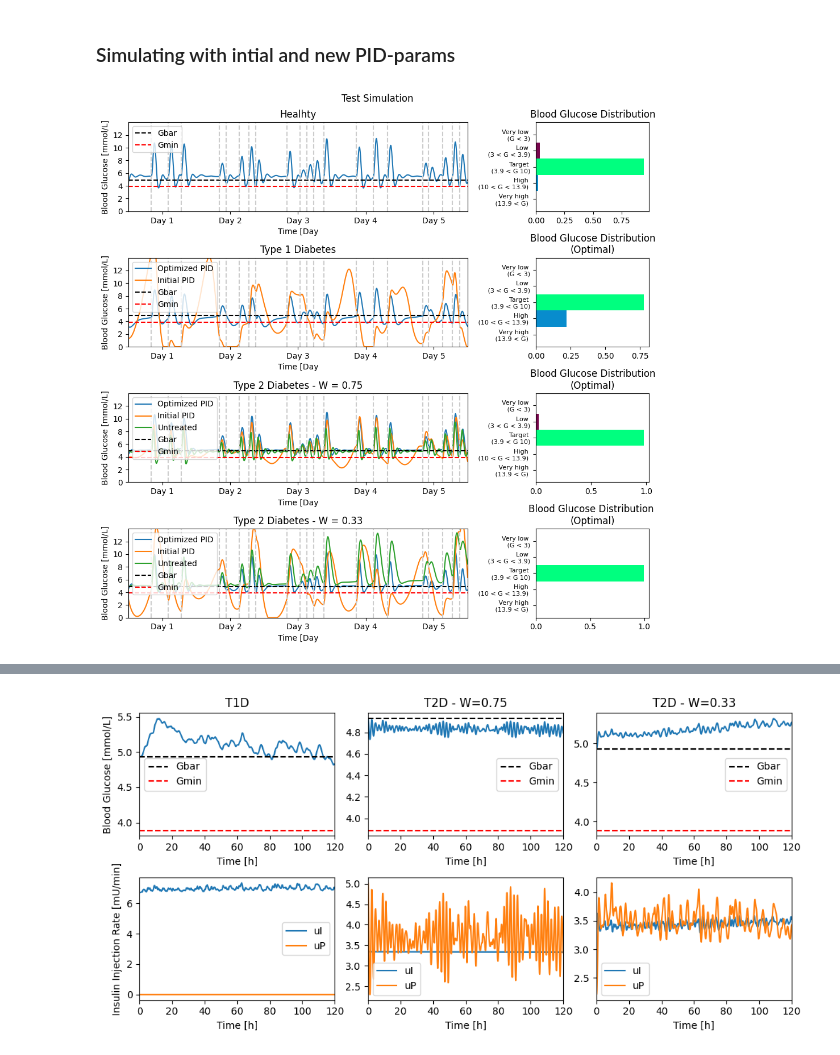
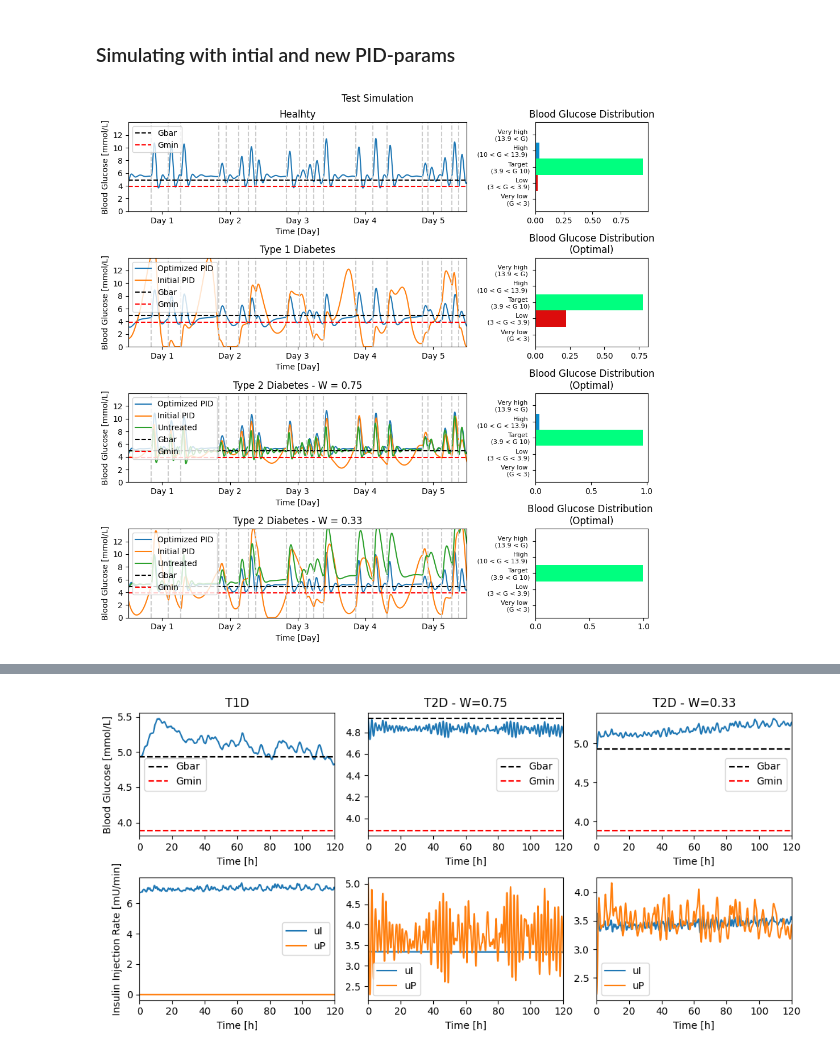
Before and after one commit to char056a/FagprojektRepo, a Jupyter notebook: simulation.ipynb, the cells around one changed output, grey strips where cells are left out. Drawn from its saved outputs; the diff is of its cells as text; code cells hidden in the pictures.

Commit message:
fixede histogram funktionen i notebooken

```diff
--- a/simulation.ipynb
+++ b/simulation.ipynb
@@ -310,10 +310,10 @@ def hist(G_arr, ax):
         elif 13.9 < G:
             bin_place=4
     n,bins,patches=ax.hist(bin_place,bins=range(6),orientation="horizontal",align="left",density=True)
-    colors=["#020249","#088ccd","#00FF7F","#78064d","#5a0000"]
+    colors=["#5a0000","#dc0c0c","#00FF7F","#088ccd","#020249"]
     for c, p in zip(colors, patches):
         p.set_facecolor(c)
-    ax.set_yticks(ticks=[0,1,2,3,4],labels=[" Very high \n (13.9 < G) ", "High \n (10 < G < 13.9) ", "Target \n (3.9 < G 10)", "Low \n (3 < G < 3.9)", "Very low \n (G < 3)"])
+    ax.set_yticks(ticks=[4,3,2,1,0],labels=[" Very high \n (13.9 < G) ", "High \n (10 < G < 13.9) ", "Target \n (3.9 < G 10)", "Low \n (3 < G < 3.9)", "Very low \n (G < 3)"])
     ax.tick_params(axis='y', labelsize=8)
     ax.set_title("Percentage of time spent in different blood glucose ranges")
     return
@@ -339,35 +339,35 @@ ax[2,0].set_title(f"Type 2 Diabetes - W = {p2.pancreasObj.W}")
 ax[3,0].set_title(f"Type 2 Diabetes - W = {p22.pancreasObj.W}")
 
 hist(info0["G"], ax[0,1])
 hist(info1["G"], ax[1,1])
 hist(info2["G"], ax[2,1])
 hist(info22["G"], ax[3,1])
 ax[0,1].set_title("Blood Glucose Distribution")
 ax[1,1].set_title("Blood Glucose Distribution\n(Optimal)")
 ax[2,1].set_title("Blood Glucose Distribution\n(Optimal)")
 ax[3,1].set_title("Blood Glucose Distribution \n(Optimal)")
 
 
 for i in range(4):
     ax[i,0].set_xticks(np.arange(1.5, 6.5),[f"Day {j}" for j in range(1, 6)])
     ax[i,0].set_xlim(0, t_arr[-1])
     ax[i,0].axhline(p1.Gbar, color="000", linestyle="--", label = "Gbar")
     ax[i,0].axhline(p1.Gmin, color="r", linestyle="--", label = "Gmin")
     ax[i,0].legend(loc = "upper left")
     ax[i,0].set_ylim(0, 14)
     ax[i,0].set_yticks(np.arange(0, 14, 2))
     ax[i,0].set_xlim(1, 6)
-    ax[i,0].set_xlabel("Time [Day")
+    ax[i,0].set_xlabel("Time [Day]")
     ax[i,0].set_ylabel("Blood Glucose [mmol/L]")
 
     for d, day in enumerate(days_test):
         for m in days[day]:
             ts = m[1:].mean()
             ax[i,0].axvline(1+ts/24+d, color="#ccc", linestyle="--")
 
 fig.tight_layout()
 # %% [output]
-[figure, old version]
+[figure, new version]
 # %%
 def meal_table(meals, num):
     start = meals[:, 1]
```
